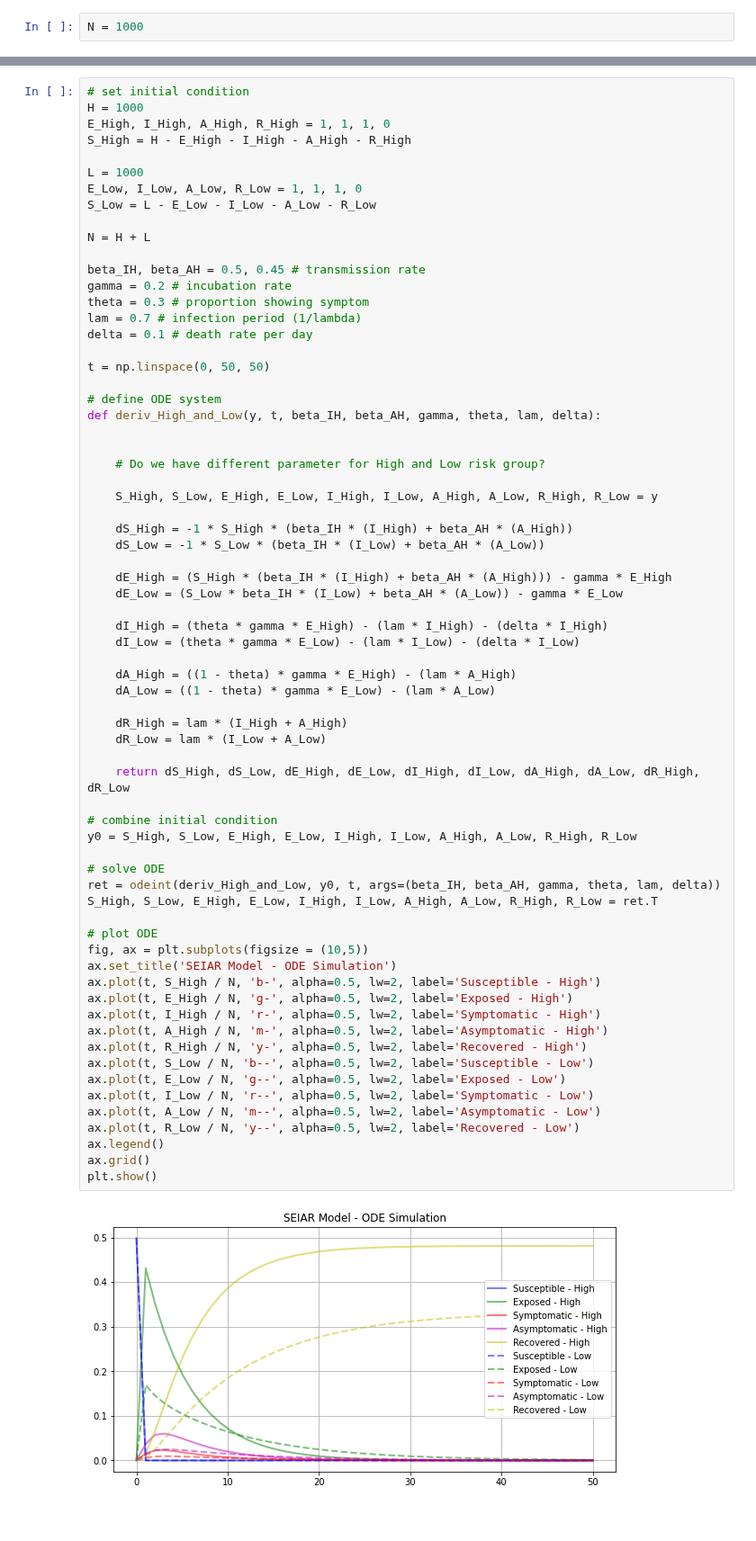
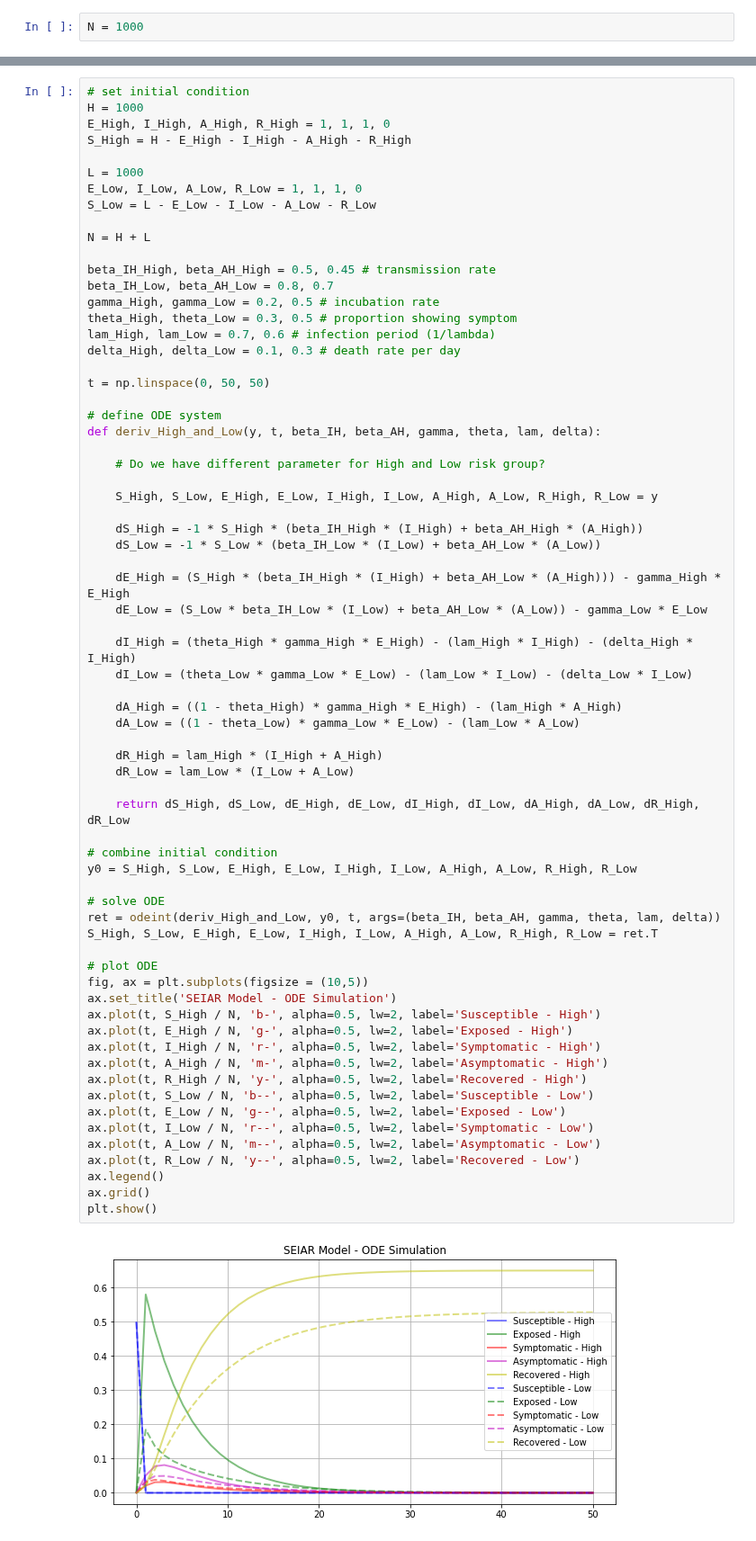
Before and after one commit to kazi0302/COVID-19-Modeling-and-Parameter-Fitting, a Jupyter notebook: ODE simulator/Simulator.ipynb, the cells around one changed output, grey strips where cells are left out. Shown at 90% size. Cells and saved outputs as stored; diff of their text form.

```diff
--- a/ODE simulator/Simulator.ipynb
+++ b/ODE simulator/Simulator.ipynb
@@ -96,61 +96,61 @@ S_Low = L - E_Low - I_Low - A_Low - R_Low
 
 N = H + L
 
-beta_IH, beta_AH = 0.5, 0.45 # transmission rate
-gamma = 0.2 # incubation rate
-theta = 0.3 # proportion showing symptom
-lam = 0.7 # infection period (1/lambda)
-delta = 0.1 # death rate per day
+beta_IH_High, beta_AH_High = 0.5, 0.45 # transmission rate
+beta_IH_Low, beta_AH_Low = 0.8, 0.7
+gamma_High, gamma_Low = 0.2, 0.5 # incubation rate
+theta_High, theta_Low = 0.3, 0.5 # proportion showing symptom
+lam_High, lam_Low = 0.7, 0.6 # infection period (1/lambda)
+delta_High, delta_Low = 0.1, 0.3 # death rate per day
 
 t = np.linspace(0, 50, 50)
 
 # define ODE system
 def deriv_High_and_Low(y, t, beta_IH, beta_AH, gamma, theta, lam, delta):
 
-
     # Do we have different parameter for High and Low risk group?
 
     S_High, S_Low, E_High, E_Low, I_High, I_Low, A_High, A_Low, R_High, R_Low = y
 
-    dS_High = -1 * S_High * (beta_IH * (I_High) + beta_AH * (A_High))
-    dS_Low = -1 * S_Low * (beta_IH * (I_Low) + beta_AH * (A_Low))
+    dS_High = -1 * S_High * (beta_IH_High * (I_High) + beta_AH_High * (A_High))
+    dS_Low = -1 * S_Low * (beta_IH_Low * (I_Low) + beta_AH_Low * (A_Low))
 
-    dE_High = (S_High * (beta_IH * (I_High) + beta_AH * (A_High))) - gamma * E_High
-    dE_Low = (S_Low * beta_IH * (I_Low) + beta_AH * (A_Low)) - gamma * E_Low
+    dE_High = (S_High * (beta_IH_High * (I_High) + beta_AH_Low * (A_High))) - gamma_High * E_High
+    dE_Low = (S_Low * beta_IH_Low * (I_Low) + beta_AH_Low * (A_Low)) - gamma_Low * E_Low
 
-    dI_High = (theta * gamma * E_High) - (lam * I_High) - (delta * I_High)
-    dI_Low = (theta * gamma * E_Low) - (lam * I_Low) - (delta * I_Low)
+    dI_High = (theta_High * gamma_High * E_High) - (lam_High * I_High) - (delta_High * I_High)
+    dI_Low = (theta_Low * gamma_Low * E_Low) - (lam_Low * I_Low) - (delta_Low * I_Low)
 
-    dA_High = ((1 - theta) * gamma * E_High) - (lam * A_High)
-    dA_Low = ((1 - theta) * gamma * E_Low) - (lam * A_Low)
+    dA_High = ((1 - theta_High) * gamma_High * E_High) - (lam_High * A_High)
+    dA_Low = ((1 - theta_Low) * gamma_Low * E_Low) - (lam_Low * A_Low)
 
-    dR_High = lam * (I_High + A_High)
-    dR_Low = lam * (I_Low + A_Low)
+    dR_High = lam_High * (I_High + A_High)
+    dR_Low = lam_Low * (I_Low + A_Low)
 
     return dS_High, dS_Low, dE_High, dE_Low, dI_High, dI_Low, dA_High, dA_Low, dR_High, dR_Low
 
 # combine initial condition
 y0 = S_High, S_Low, E_High, E_Low, I_High, I_Low, A_High, A_Low, R_High, R_Low
 
 # solve ODE
 ret = odeint(deriv_High_and_Low, y0, t, args=(beta_IH, beta_AH, gamma, theta, lam, delta))
 S_High, S_Low, E_High, E_Low, I_High, I_Low, A_High, A_Low, R_High, R_Low = ret.T
 
 # plot ODE
 fig, ax = plt.subplots(figsize = (10,5))
 ax.set_title('SEIAR Model - ODE Simulation')
 ax.plot(t, S_High / N, 'b-', alpha=0.5, lw=2, label='Susceptible - High')
 ax.plot(t, E_High / N, 'g-', alpha=0.5, lw=2, label='Exposed - High')
 ax.plot(t, I_High / N, 'r-', alpha=0.5, lw=2, label='Symptomatic - High')
 ax.plot(t, A_High / N, 'm-', alpha=0.5, lw=2, label='Asymptomatic - High')
 ax.plot(t, R_High / N, 'y-', alpha=0.5, lw=2, label='Recovered - High')
 ax.plot(t, S_Low / N, 'b--', alpha=0.5, lw=2, label='Susceptible - Low')
 ax.plot(t, E_Low / N, 'g--', alpha=0.5, lw=2, label='Exposed - Low')
 ax.plot(t, I_Low / N, 'r--', alpha=0.5, lw=2, label='Symptomatic - Low')
 ax.plot(t, A_Low / N, 'm--', alpha=0.5, lw=2, label='Asymptomatic - Low')
 ax.plot(t, R_Low / N, 'y--', alpha=0.5, lw=2, label='Recovered - Low')
 ax.legend()
 ax.grid()
 plt.show()
 # %% [output]
-[figure, old version]
+[figure, new version]
```
